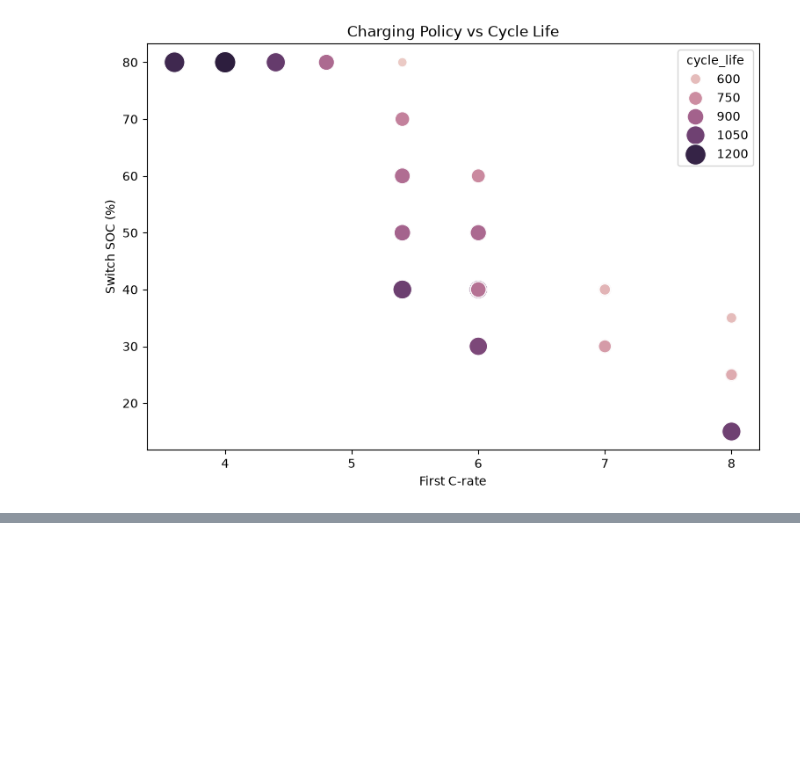
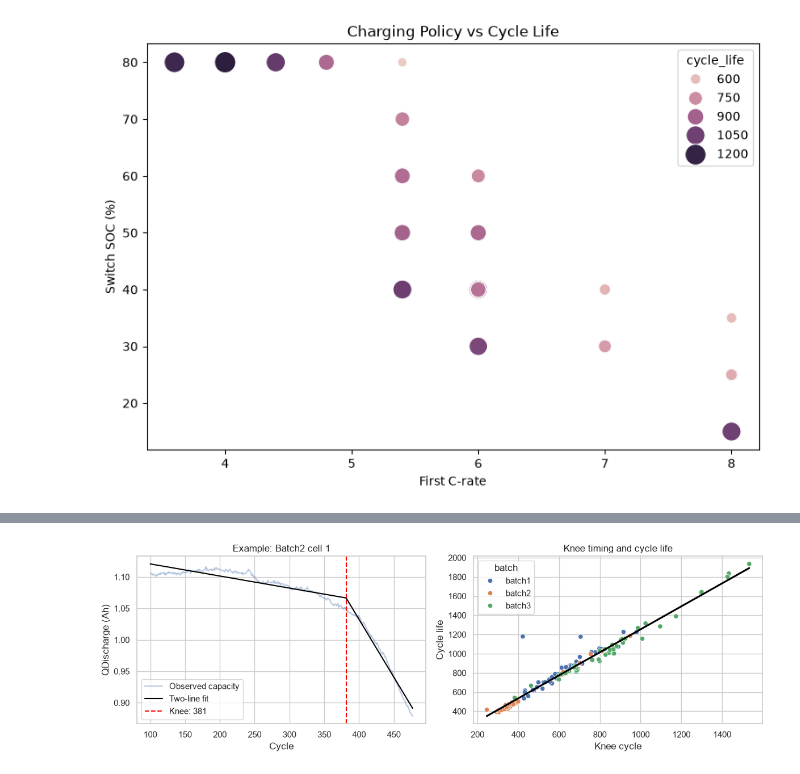
Before and after one commit to chubuzu/Data_Analytics_MiniProject_Skala, a Jupyter notebook: notebooks/02_eda.ipynb, the cells around one changed output, grey strips where cells are left out. Drawn from its saved outputs; the diff is of its cells as text; code cells hidden in the pictures; blank space fills up the shorter version.

```diff
--- a/notebooks/02_eda.ipynb
+++ b/notebooks/02_eda.ipynb
@@ -287,0 +505,82 @@ plt.show()
+# %%
+KNEE_START_CYCLE = 100
+KNEE_WINDOWS = [11, 21, 41]
+MIN_SEGMENT_POINTS = 50
+MIN_SSE_GAIN = 0.10
+
+def fit_knee(x, y):
+    """이어 붙인 두 직선으로 꺾임을 찾습니다. 직선이면 꺾임이 없다고 봅니다."""
+    if len(x) < 2 * MIN_SEGMENT_POINTS + 1:
+        return None
+    base = np.column_stack([np.ones(len(x)), x])
+    base_fit = base @ np.linalg.lstsq(base, y, rcond=None)[0]
+    base_sse = np.sum((y - base_fit) ** 2)
+    if base_sse <= 1e-12:
+        return None
+    best = None
+    for knee in np.linspace(x[MIN_SEGMENT_POINTS], x[-MIN_SEGMENT_POINTS - 1], 80):
+        design = np.column_stack([base, np.maximum(0, x - knee)])
+        coef = np.linalg.lstsq(design, y, rcond=None)[0]
+        fit = design @ coef
+        sse = np.sum((y - fit) ** 2)
+        if best is None or sse < best["sse"]:
+            best = {"knee_cycle": knee, "sse": sse, "fit": fit,
+                    "slope_before": coef[1], "slope_after": coef[1] + coef[2]}
+    best["sse_gain"] = 1 - best["sse"] / base_sse
+    best["candidate"] = (best["sse_gain"] >= MIN_SSE_GAIN and
+                         best["slope_after"] < min(best["slope_before"], 0))
+    return best
+
+# 꺾임 위치를 아는 예시와 그냥 직선인 예시로 코드가 맞게 동작하는지 확인합니다.
+toy_x = np.arange(1, 301, dtype=float)
+toy_y = 1.1 - 0.00005 * toy_x - 0.0005 * np.maximum(0, toy_x - 180)
+toy_result = fit_knee(toy_x, toy_y)
+assert toy_result["candidate"] and abs(toy_result["knee_cycle"] - 180) < 5
+assert fit_knee(toy_x, 1.1 - 0.0001 * toy_x) is None
+
+knee_rows = []
+for row in known.itertuples(index=False):
+    track = all_summary.loc[
+        all_summary["batch"].eq(row.batch) & all_summary["cell_id"].eq(row.cell_id)
+        & all_summary["cycle"].between(KNEE_START_CYCLE, row.cycle_life)
+    ].sort_values("cycle").dropna(subset=["QDischarge"])
+    x = track["cycle"].to_numpy(dtype=float)
+    q = track["QDischarge"].to_numpy()
+    found = {}
+    for window in KNEE_WINDOWS:
+        smooth = pd.Series(q).rolling(window, center=True, min_periods=1).median().to_numpy()
+        fit = fit_knee(x, smooth)
+        if fit is not None and fit["candidate"]:
+            found[window] = fit
+    stable = len(found) == len(KNEE_WINDOWS) and np.ptp([f["knee_cycle"] for f in found.values()]) <= 20
+    knee_rows.append({"batch": row.batch, "cell_id": row.cell_id,
+                      "knee_cycle": found[21]["knee_cycle"] if stable else np.nan})
+
+knees = known.merge(pd.DataFrame(knee_rows), on=KEYS, validate="one_to_one")
+display(knees.groupby("batch").agg(n=("cell_id", "size"), detected_knees=("knee_cycle", "count")))
+stable_knees = knees.dropna(subset=["knee_cycle"])
+knee_stats = association_table(stable_knees, ["knee_cycle"])
+display(knee_stats)
+
+fig, axes = plt.subplots(1, 2, figsize=(12, 4))
+example_life = known.loc[known["batch"].eq("batch2") & known["cell_id"].eq(1), "cycle_life"].iloc[0]
+example = all_summary.loc[
+    all_summary["batch"].eq("batch2") & all_summary["cell_id"].eq(1)
+    & all_summary["cycle"].between(KNEE_START_CYCLE, example_life)
+].sort_values("cycle")
+x = example["cycle"].to_numpy(dtype=float)
+q = example["QDischarge"].to_numpy()
+smooth = pd.Series(q).rolling(21, center=True, min_periods=1).median().to_numpy()
+fit = fit_knee(x, smooth)
+axes[0].plot(x, q, alpha=0.4, label="Observed capacity")
+if fit is not None and fit["candidate"]:
+    axes[0].plot(x, fit["fit"], color="black", label="Two-line fit")
+    axes[0].axvline(fit["knee_cycle"], linestyle="--", color="red", label=f"Knee: {fit['knee_cycle']:.0f}")
+axes[0].set(title="Example: Batch2 cell 1", xlabel="Cycle", ylabel="QDischarge (Ah)")
+axes[0].legend()
+sns.scatterplot(data=stable_knees, x="knee_cycle", y="cycle_life", hue="batch", ax=axes[1])
+sns.regplot(data=stable_knees, x="knee_cycle", y="cycle_life", scatter=False, ci=None, color="black", ax=axes[1])
+axes[1].set(title="Knee timing and cycle life", xlabel="Knee cycle", ylabel="Cycle life")
+plt.tight_layout()
+plt.show()
+# %% [output]
@@ -287,0 +597 @@ plt.show()
+[figure, added]
```
Also changed, not shown: parts of 23 cells of this notebook, 25 other files.
